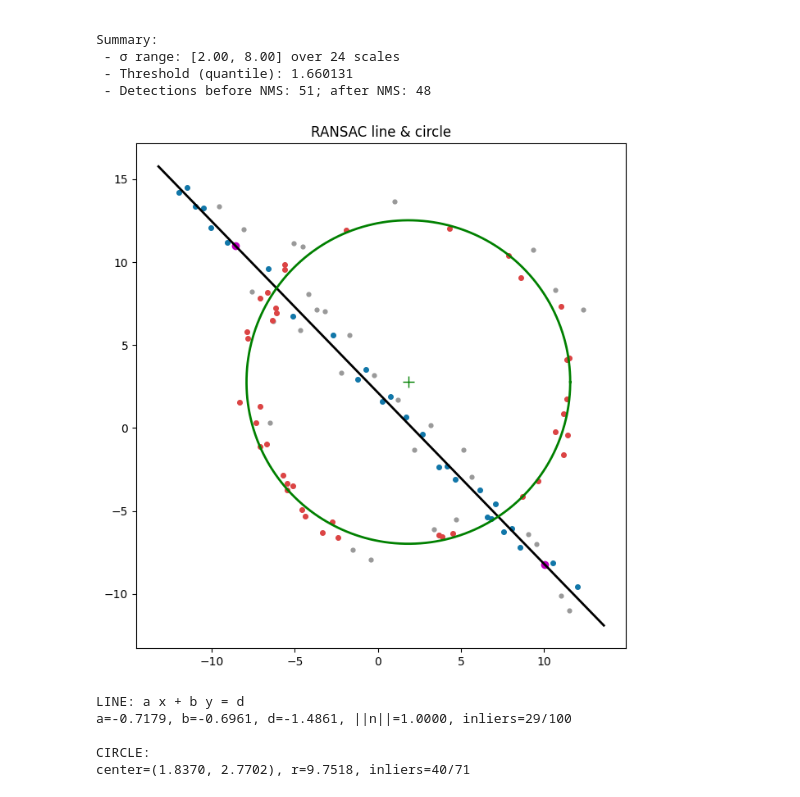
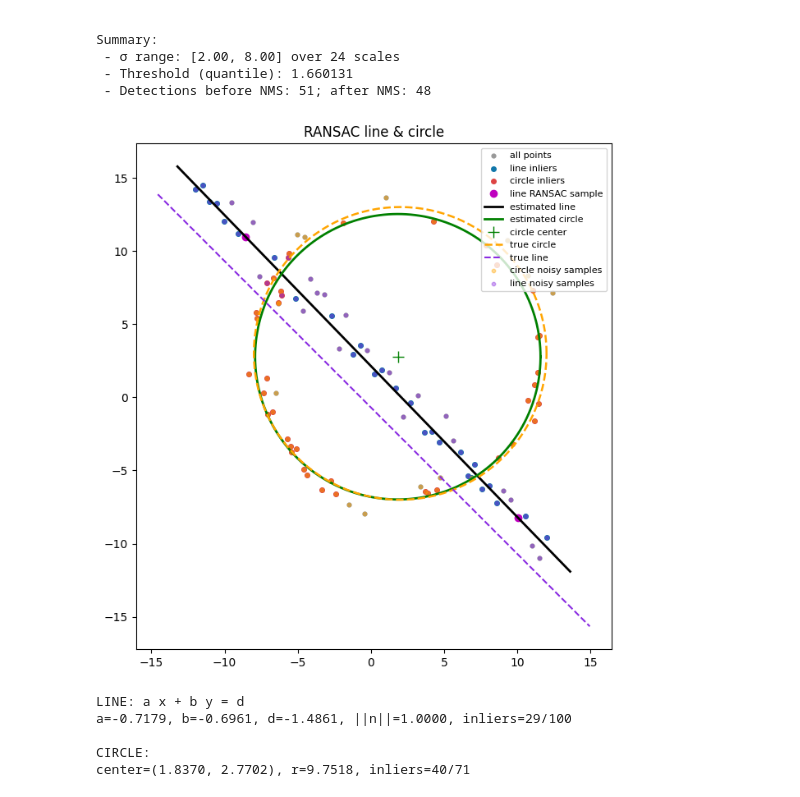
Before and after one commit to piumalnipun9/EN3160-Assignment-2-Fitting-and-Alignment, a Jupyter notebook: Assignment 2.ipynb, the cells around one changed output. Cells and saved outputs as stored; diff of their text form; code cells hidden in the pictures.

```diff
--- a/Assignment 2.ipynb
+++ b/Assignment 2.ipynb
@@ -130,43 +128,58 @@ for _ in range(itL):
 inlL=bestL[4]; Xr=X[~inlL]
 def c3(a,b,c,eps=1e-9):
     x1,y1=a; x2,y2=b; x3,y3=c
     A=x2-x1; B=y2-y1; C=x3-x1; D=y3-y1
     E=A*(x1+x2)+B*(y1+y2); F=C*(x1+x3)+D*(y1+y3); G=2*(A*(y3-y2)-B*(x3-x2))
     if abs(G)<eps: return None
     cx=(D*E-B*F)/G; cy=(A*F-C*E)/G; R=np.hypot(cx-x1,cy-y1); return cx,cy,R
 
 bestC=None; itC=2500; thrC=0.7; minC=20; M=len(Xr)
 for _ in range(itC):
     if M<3: break
     idx=np.random.choice(M,3,replace=False)
     v=c3(*Xr[idx]);
     if v is None: continue
     cx,cy,R=v; d=np.hypot(Xr[:,0]-cx,Xr[:,1]-cy); inl=np.abs(d-R)<=thrC; c=int(inl.sum())
     if c<minC: continue
     P=Xr[inl]; x,y=P[:,0],P[:,1]
     A=np.c_[x,y,np.ones_like(x)]; bb=-(x*x+y*y); sol,_res,_r,_s=np.linalg.lstsq(A,bb,rcond=None)
     cx2,cy2=-sol[0]/2,-sol[1]/2; R2=np.sqrt(cx2*cx2+cy2*cy2-sol[2])
     if np.isfinite(R2) and ((bestC is None) or (c>bestC[0])): bestC=(c,cx2,cy2,R2,inl,Xr[idx])
 
 a,b,d=bestL[1],bestL[2],bestL[3]
 linl=X[inlL]; cinl=Xr[bestC[4]]; cx,cy,R=bestC[1],bestC[2],bestC[3]
 
-fig,ax=plt.subplots(1,1,figsize=(8,8))
-ax.scatter(X[:,0],X[:,1],s=12,c="#999"); ax.scatter(linl[:,0],linl[:,1],s=16,c="#17a")
-ax.scatter(cinl[:,0],cinl[:,1],s=16,c="#d44")
-p,q=bestL[5]; ax.plot([p[0],q[0]],[p[1],q[1]],"mo",ms=6)
-xx=np.array(ax.get_xlim());
-if abs(b)>1e-9: ax.plot(xx,(d-a*xx)/b,'k-',lw=2)
-else: xv=d/a; ax.plot([xv,xv],ax.get_ylim(),'k-',lw=2)
-th=np.linspace(0,2*np.pi,400); ax.plot(cx+R*np.cos(th),cy+R*np.sin(th),'g-',lw=2); ax.plot(cx,cy,'g+',ms=10)
-ax.set_aspect('equal','box'); ax.set_title('RANSAC line & circle'); plt.show()
+fig, ax = plt.subplots(1, 1, figsize=(8, 8))
+ax.scatter(X[:, 0], X[:, 1], s=12, c="#999", label="all points")
+ax.scatter(linl[:, 0], linl[:, 1], s=16, c="#17a", label="line inliers")
+ax.scatter(cinl[:, 0], cinl[:, 1], s=16, c="#d44", label="circle inliers")
+p, q = bestL[5]
+ax.plot([p[0], q[0]], [p[1], q[1]], "mo", ms=6, label="line RANSAC sample")
+xx = np.array(ax.get_xlim())
+if abs(b) > 1e-9:
+    ax.plot(xx, (d - a * xx) / b, "k-", lw=2, label="estimated line")
+else:
+    xv = d / a
+    ax.plot([xv, xv], ax.get_ylim(), "k-", lw=2, label="estimated line")
+th = np.linspace(0, 2 * np.pi, 400)
+ax.plot(cx + R * np.cos(th), cy + R * np.sin(th), "g-", lw=2, label="estimated circle")
+ax.plot(cx, cy, "g+", ms=10, label="circle center")
+ax.plot(x0 + r * np.cos(th), y0 + r * np.sin(th), "--", color="#ffa500", linewidth=1.8, label="true circle")
+xx_gt = np.linspace(*ax.get_xlim(), 200)
+ax.plot(xx_gt, m * xx_gt + b, "--", color="#8a2be2", linewidth=1.5, label="true line")
+ax.scatter(xc, yc, s=10, c="#ffa500", alpha=0.4, label="circle noisy samples")
+ax.scatter(xl, yl, s=10, c="#8a2be2", alpha=0.4, label="line noisy samples")
+ax.set_aspect("equal", "box")
+ax.set_title("RANSAC line & circle")
+ax.legend(loc="upper right", fontsize=8)
+plt.show()
 
 print("LINE: a x + b y = d")
 print(f"a={a:.4f}, b={b:.4f}, d={d:.4f}, ||n||={np.linalg.norm([a,b]):.4f}, inliers={linl.shape[0]}/{X.shape[0]}")
 print("\nCIRCLE:")
 print(f"center=({cx:.4f}, {cy:.4f}), r={R:.4f}, inliers={cinl.shape[0]}/{Xr.shape[0]}")
 # %% [output]
-[figure, old version]
+[figure, new version]
 LINE: a x + b y = d
 a=-0.7179, b=-0.6961, d=-1.4861, ||n||=1.0000, inliers=29/100
 
```
Also changed, not shown: parts of 3 cells of this notebook, 5 other files.
